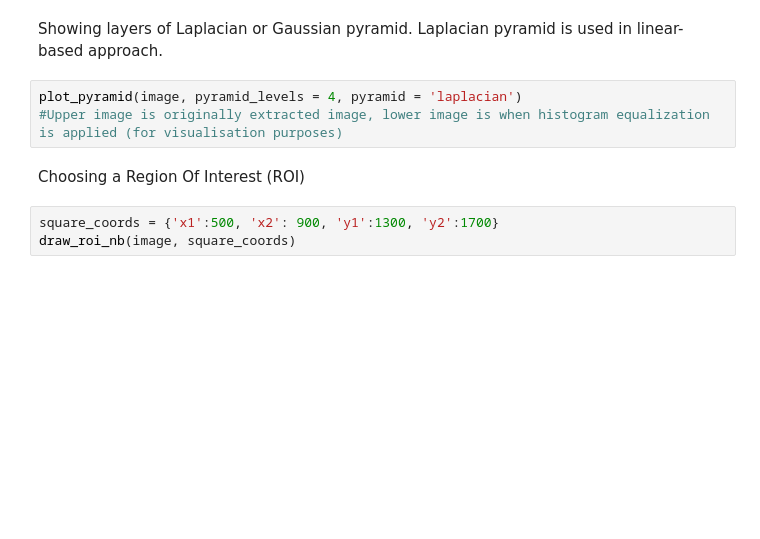
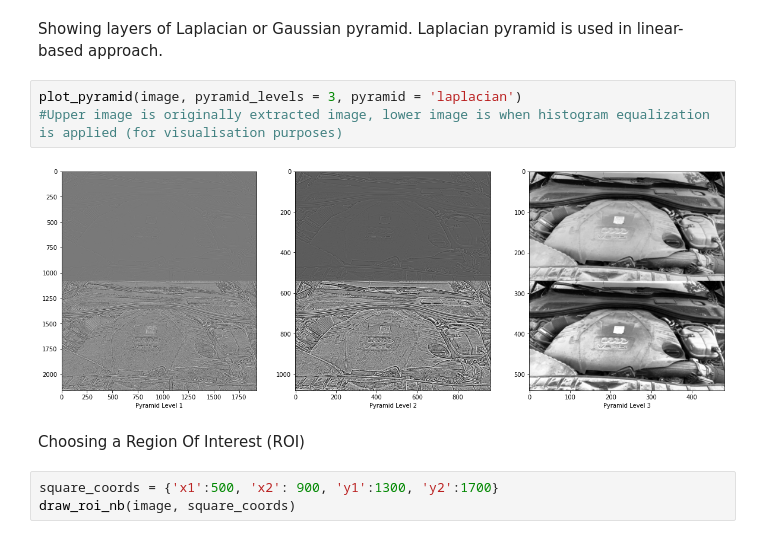
Before and after one commit to ezioo2310/video_motion_magnification, a Jupyter notebook: analyze.ipynb, the cells around one changed output. Drawn from its saved outputs; the diff is of its cells as text; blank space fills up the shorter version.

```diff
--- a/analyze.ipynb
+++ b/analyze.ipynb
@@ -35,8 +35,10 @@ show_image_nb(image)
 Showing layers of Laplacian or Gaussian pyramid.
 Laplacian pyramid is used in linear-based approach.
 # %%
-plot_pyramid(image, pyramid_levels = 4, pyramid = 'laplacian')
+plot_pyramid(image, pyramid_levels = 3, pyramid = 'laplacian')
 #Upper image is originally extracted image, lower image is when histogram equalization is applied (for visualisation purposes)
+# %% [output]
+[figure, added]
 # %% [markdown]
 Choosing a Region Of Interest (ROI)
 # %%
```
Also changed, not shown: parts of 6 cells of this notebook, 3 other files.
